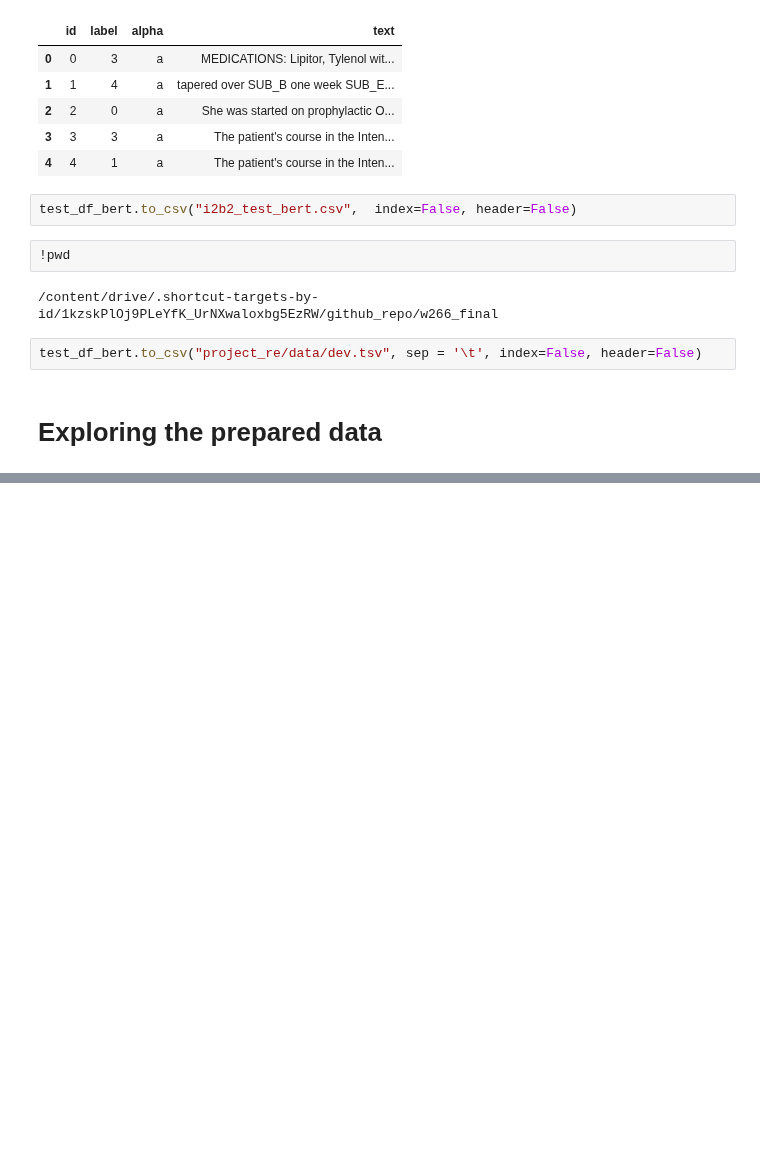
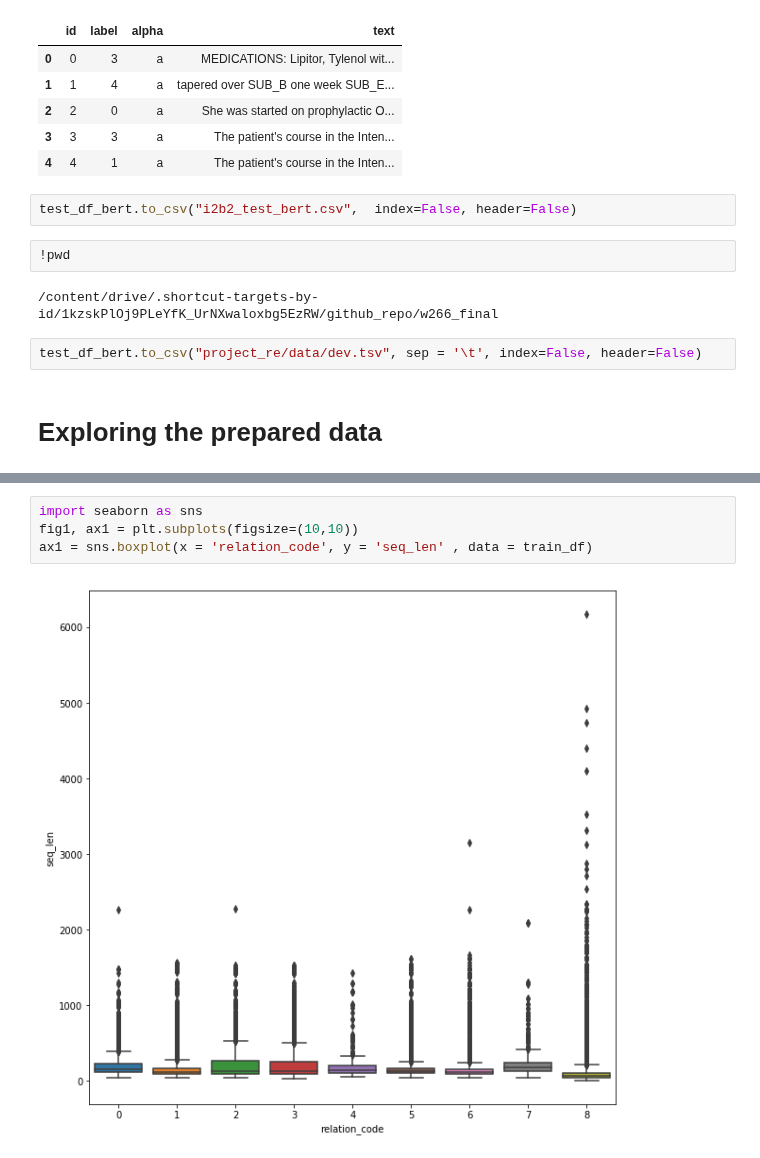
Before and after one commit to pnarsina/w266_final, a Jupyter notebook: i2b2_prep_BERT.ipynb, the cells around one changed output, grey strips where cells are left out. Drawn from its saved outputs; the diff is of its cells as text; blank space fills up the shorter version.

```diff
--- a/i2b2_prep_BERT.ipynb
+++ b/i2b2_prep_BERT.ipynb
@@ -472,0 +522,6 @@ import pandas as pd
+# %%
+import seaborn as sns
+fig1, ax1 = plt.subplots(figsize=(10,10))
+ax1 = sns.boxplot(x = 'relation_code', y = 'seq_len' , data = train_df)
+# %% [output]
+[figure, added]
```
Also changed, not shown: parts of 16 cells of this notebook, 8 other files.
